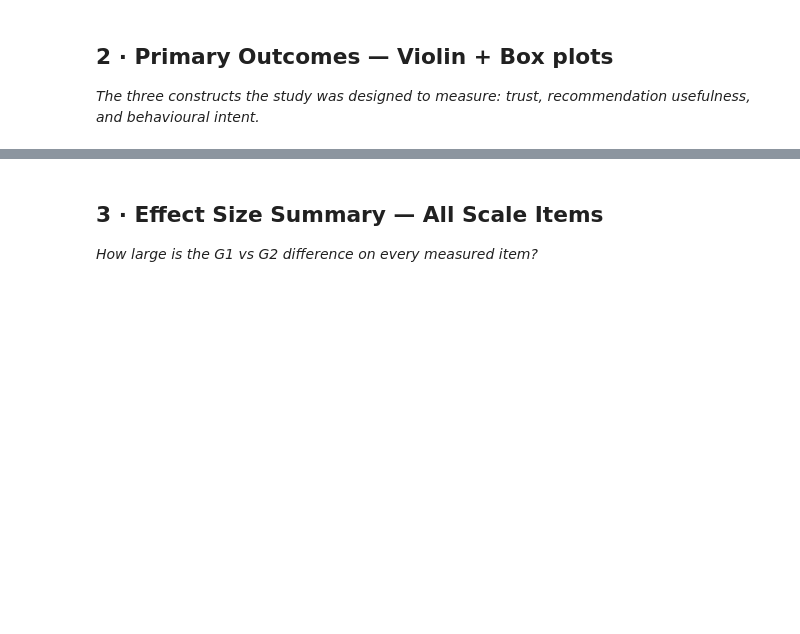
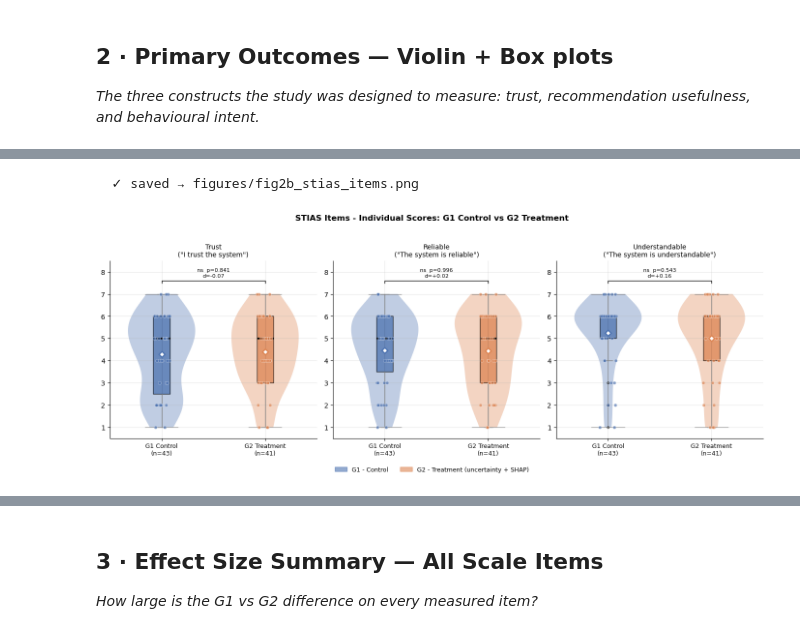
Before and after one commit to mmasoumipy/GreyBox, a Jupyter notebook: study_outputs/analysis.ipynb, the cells around one changed output, grey strips where cells are left out. Drawn from its saved outputs; the diff is of its cells as text; code cells hidden in the pictures; blank space fills up the shorter version.

```diff
--- a/study_outputs/analysis.ipynb
+++ b/study_outputs/analysis.ipynb
@@ -161,0 +197,70 @@ plt.show()
+# %%
+stias_items = [
+    ('q_stias_trust',          'Trust\n("I trust the system")'),
+    ('q_stias_reliable',       'Reliable\n("The system is reliable")'),
+    ('q_stias_understandable', 'Understandable\n("The system is understandable")'),
+]
+
+fig, axes = plt.subplots(1, 3, figsize=(14, 5))
+fig.suptitle(
+    'STIAS Items - Individual Scores: G1 Control vs G2 Treatment',
+    fontsize=12, fontweight='bold', y=1.03
+)
+
+rng = np.random.default_rng(42)
+item_stats = []
+
+for ax, (col, label) in zip(axes, stias_items):
+    a, b = g1[col].dropna(), g2[col].dropna()
+    p, d = mwu_cohend(a, b)
+    item_stats.append({'Item': label.replace('\n', ' '), 'G1 mean': round(a.mean(), 2),
+                       'G1 SD': round(a.std(ddof=1), 2), 'G2 mean': round(b.mean(), 2),
+                       'G2 SD': round(b.std(ddof=1), 2), 'Δ (G1−G2)': round(a.mean()-b.mean(), 2),
+                       "Cohen's d": round(d, 2), 'p (MWU)': round(p, 3)})
+
+    parts = ax.violinplot([a, b], positions=[1, 2], showmedians=False, widths=0.65)
+    for pc, color in zip(parts['bodies'], [C1, C2]):
+        pc.set_facecolor(color); pc.set_alpha(VIOLIN_ALPHA)
+    for key in ['cbars', 'cmins', 'cmaxes']:
+        parts[key].set_color('gray'); parts[key].set_linewidth(0.8)
+
+    bp = ax.boxplot([a, b], positions=[1, 2], widths=0.16, patch_artist=True,
+                    medianprops=dict(color='black', linewidth=2.5),
+                    whiskerprops=dict(color='gray', linewidth=1),
+                    capprops=dict(color='gray', linewidth=1),
+                    flierprops=dict(marker='o', markersize=3, alpha=0.4))
+    bp['boxes'][0].set_facecolor(C1); bp['boxes'][0].set_alpha(0.75)
+    bp['boxes'][1].set_facecolor(C2); bp['boxes'][1].set_alpha(0.75)
+
+    for vals, pos, color in [(a, 1, C1), (b, 2, C2)]:
+        jitter = rng.uniform(-0.08, 0.08, len(vals))
+        ax.scatter(pos + jitter, vals, color=color, s=22, alpha=SCATTER_ALPHA, zorder=4,
+                   edgecolors='white', linewidths=0.4)
+
+    ax.plot(1, a.mean(), marker='D', color='white', markersize=6, zorder=5,
+            markeredgecolor=C1, markeredgewidth=1.8)
+    ax.plot(2, b.mean(), marker='D', color='white', markersize=6, zorder=5,
+            markeredgecolor=C2, markeredgewidth=1.8)
+
+    y_top = max(a.max(), b.max()) + 0.5
+    ax.plot([1, 1, 2, 2], [y_top, y_top+0.1, y_top+0.1, y_top], color='black', lw=1)
+    stars = sig_stars(p)
+    ax.text(1.5, y_top + 0.25, f'{stars}  p={p:.3f}\nd={d:+.2f}', ha='center', fontsize=8)
+
+    ax.set_xticks([1, 2])
+    ax.set_xticklabels([f'G1 Control\n(n={len(a)})', f'G2 Treatment\n(n={len(b)})'], fontsize=9)
+    ax.set_title(label, fontsize=10)
+    ax.set_ylim(0.5, y_top + 1.0)
+
+p1 = mpatches.Patch(color=C1, alpha=0.6, label='G1 - Control')
+p2 = mpatches.Patch(color=C2, alpha=0.6, label='G2 - Treatment (uncertainty + SHAP)')
+fig.legend(handles=[p1, p2], loc='lower center', ncol=2, fontsize=9,
+           bbox_to_anchor=(0.5, -0.06), frameon=False)
+plt.tight_layout()
+save_fig('fig2b_stias_items')
+plt.show()
+
+display(pd.DataFrame(item_stats).set_index('Item'))
+# %% [output]
+  ✓ saved → figures/fig2b_stias_items.png
+[figure, added]
```
Also changed, not shown: parts of 17 cells of this notebook, 1 other file.
